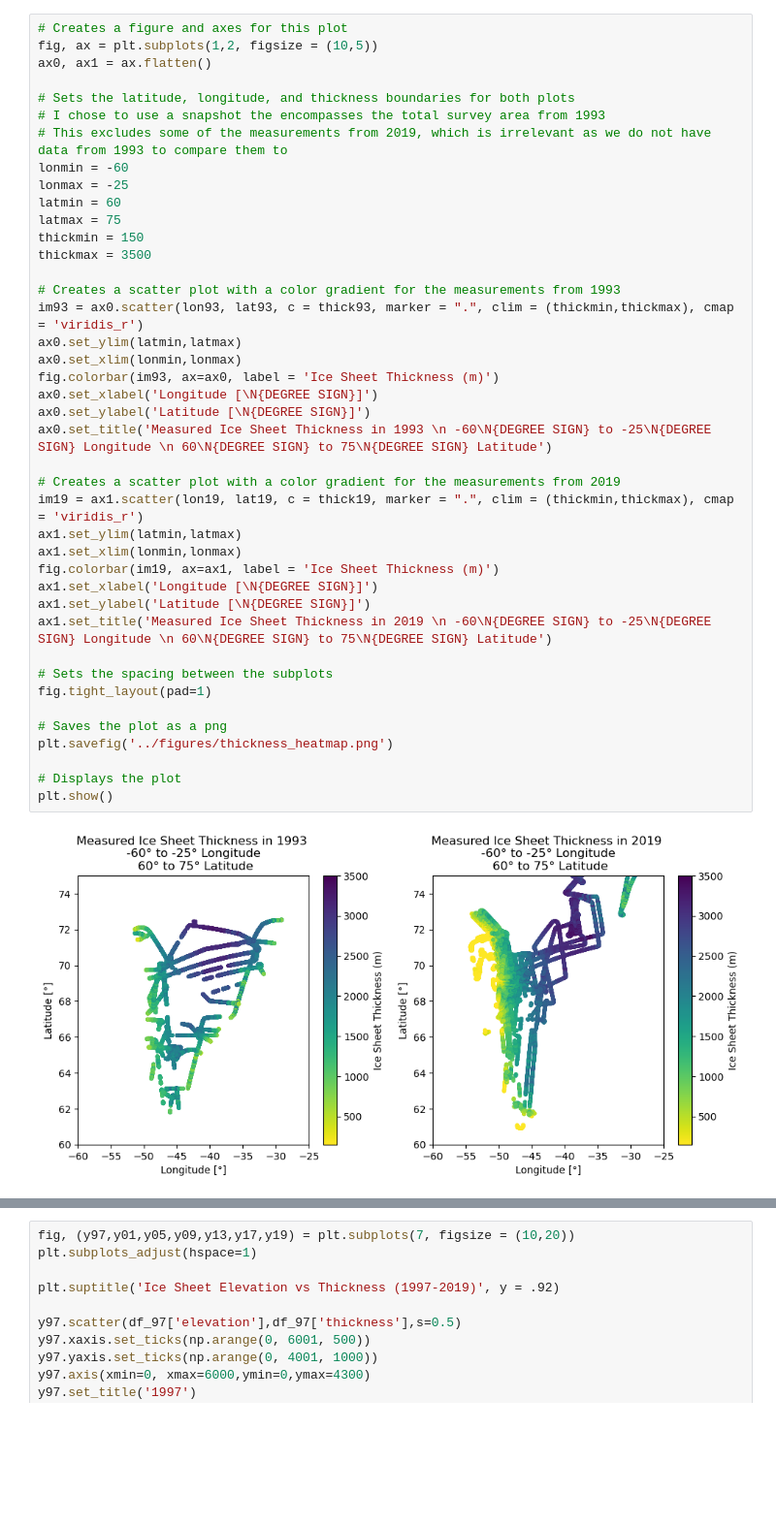
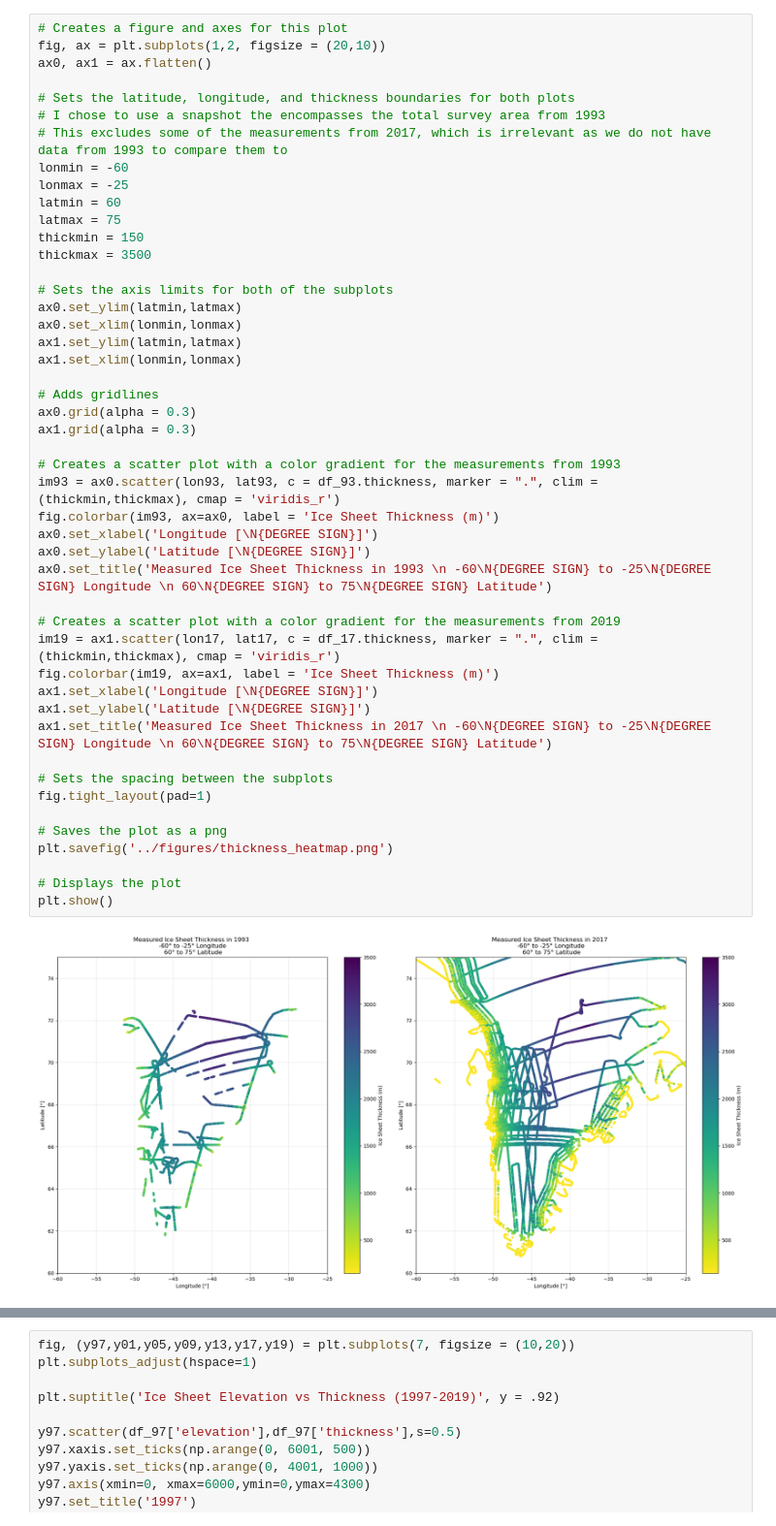
Before and after one commit to GPGN-268/SP2024-FP01-Glaciers, a Jupyter notebook: notebooks/FP01.ipynb, the cells around one changed output, grey strips where cells are left out. Shown at 97% size. Saved outputs shown, nothing was run; the diff lists cells and outputs as text; blank space fills up the shorter version.

Commit message:
Updated the ice sheet thickness plot

```diff
--- a/notebooks/FP01.ipynb
+++ b/notebooks/FP01.ipynb
@@ -207,43 +232,49 @@ thick19 = df_19.thickness.to_numpy()
 # %%
 # Creates a figure and axes for this plot
-fig, ax = plt.subplots(1,2, figsize = (10,5))
+fig, ax = plt.subplots(1,2, figsize = (20,10))
 ax0, ax1 = ax.flatten()
 
 # Sets the latitude, longitude, and thickness boundaries for both plots
 # I chose to use a snapshot the encompasses the total survey area from 1993
-# This excludes some of the measurements from 2019, which is irrelevant as we do not have data from 1993 to compare them to
+# This excludes some of the measurements from 2017, which is irrelevant as we do not have data from 1993 to compare them to
 lonmin = -60
 lonmax = -25
 latmin = 60
 latmax = 75
 thickmin = 150
 thickmax = 3500
 
-# Creates a scatter plot with a color gradient for the measurements from 1993
-im93 = ax0.scatter(lon93, lat93, c = thick93, marker = ".", clim = (thickmin,thickmax), cmap = 'viridis_r')
+# Sets the axis limits for both of the subplots
 ax0.set_ylim(latmin,latmax)
 ax0.set_xlim(lonmin,lonmax)
+ax1.set_ylim(latmin,latmax)
+ax1.set_xlim(lonmin,lonmax)
+
+# Adds gridlines
+ax0.grid(alpha = 0.3)
+ax1.grid(alpha = 0.3)
+
+# Creates a scatter plot with a color gradient for the measurements from 1993
+im93 = ax0.scatter(lon93, lat93, c = df_93.thickness, marker = ".", clim = (thickmin,thickmax), cmap = 'viridis_r')
 fig.colorbar(im93, ax=ax0, label = 'Ice Sheet Thickness (m)')
 ax0.set_xlabel('Longitude [\N{DEGREE SIGN}]')
 ax0.set_ylabel('Latitude [\N{DEGREE SIGN}]')
 ax0.set_title('Measured Ice Sheet Thickness in 1993 \n -60\N{DEGREE SIGN} to -25\N{DEGREE SIGN} Longitude \n 60\N{DEGREE SIGN} to 75\N{DEGREE SIGN} Latitude')
 
 # Creates a scatter plot with a color gradient for the measurements from 2019
-im19 = ax1.scatter(lon19, lat19, c = thick19, marker = ".", clim = (thickmin,thickmax), cmap = 'viridis_r')
-ax1.set_ylim(latmin,latmax)
-ax1.set_xlim(lonmin,lonmax)
+im19 = ax1.scatter(lon17, lat17, c = df_17.thickness, marker = ".", clim = (thickmin,thickmax), cmap = 'viridis_r')
 fig.colorbar(im19, ax=ax1, label = 'Ice Sheet Thickness (m)')
 ax1.set_xlabel('Longitude [\N{DEGREE SIGN}]')
 ax1.set_ylabel('Latitude [\N{DEGREE SIGN}]')
-ax1.set_title('Measured Ice Sheet Thickness in 2019 \n -60\N{DEGREE SIGN} to -25\N{DEGREE SIGN} Longitude \n 60\N{DEGREE SIGN} to 75\N{DEGREE SIGN} Latitude')
+ax1.set_title('Measured Ice Sheet Thickness in 2017 \n -60\N{DEGREE SIGN} to -25\N{DEGREE SIGN} Longitude \n 60\N{DEGREE SIGN} to 75\N{DEGREE SIGN} Latitude')
 
 # Sets the spacing between the subplots
 fig.tight_layout(pad=1)
 
 # Saves the plot as a png
 plt.savefig('../figures/thickness_heatmap.png')
 
 # Displays the plot
 plt.show()
 # %% [output]
-[figure, old version]
+[figure, new version]
```
Also changed, not shown: parts of 24 cells of this notebook, 1 other file.
